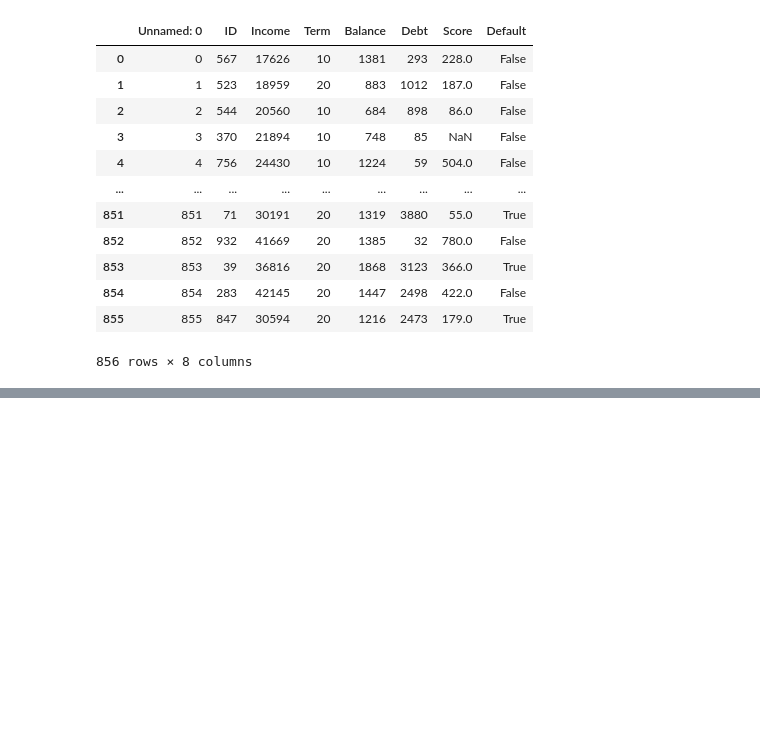
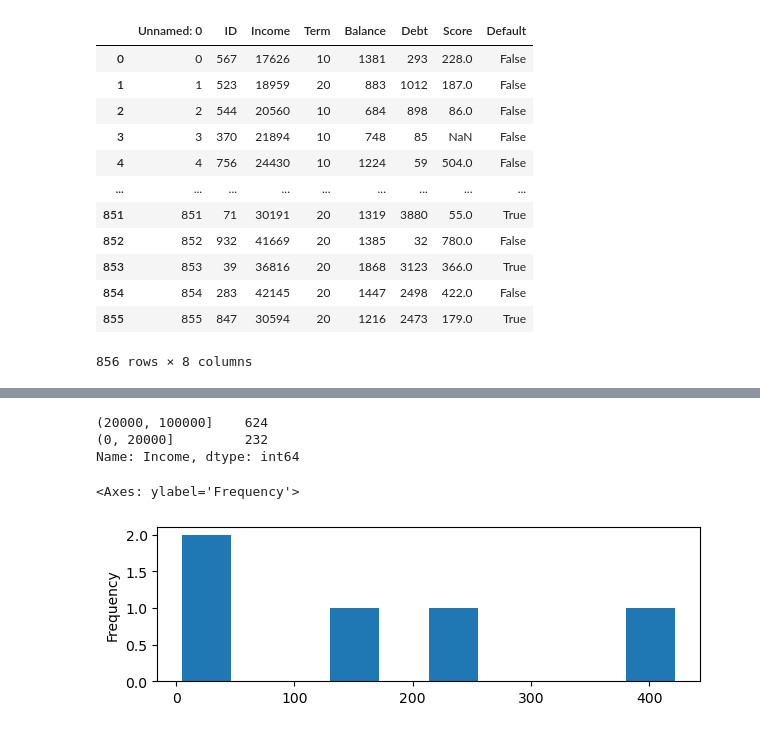
Before and after one commit to adarual/Week1_Test, a Jupyter notebook: LBG Week 4 - Day 3.ipynb, the cells around one changed output, grey strips where cells are left out. Saved outputs shown, nothing was run; the diff lists cells and outputs as text; code cells hidden in the pictures; blank space fills up the shorter version.

```diff
--- a/LBG Week 4 - Day 3.ipynb
+++ b/LBG Week 4 - Day 3.ipynb
@@ -573,0 +602,12 @@ df1.replace(to_replace = {
+# %%
+pd.cut (x = df1 ['Income'], bins = [0, 20_000, 100_000]).value_counts()
+# %% [output]
+(20000, 100000]    624
+(0, 20000]         232
+Name: Income, dtype: int64
+# %%
+pd.cut (x = df1 ['Income'], bins = [0, 20_000, 40_000, 60_000, 80_000, 100_000]
+       ).value_counts().plot(kind = 'hist', figsize = (7,2))
+# %% [output]
+<Axes: ylabel='Frequency'>
+[figure, added]
```
Also changed, not shown: parts of 2 cells of this notebook.
